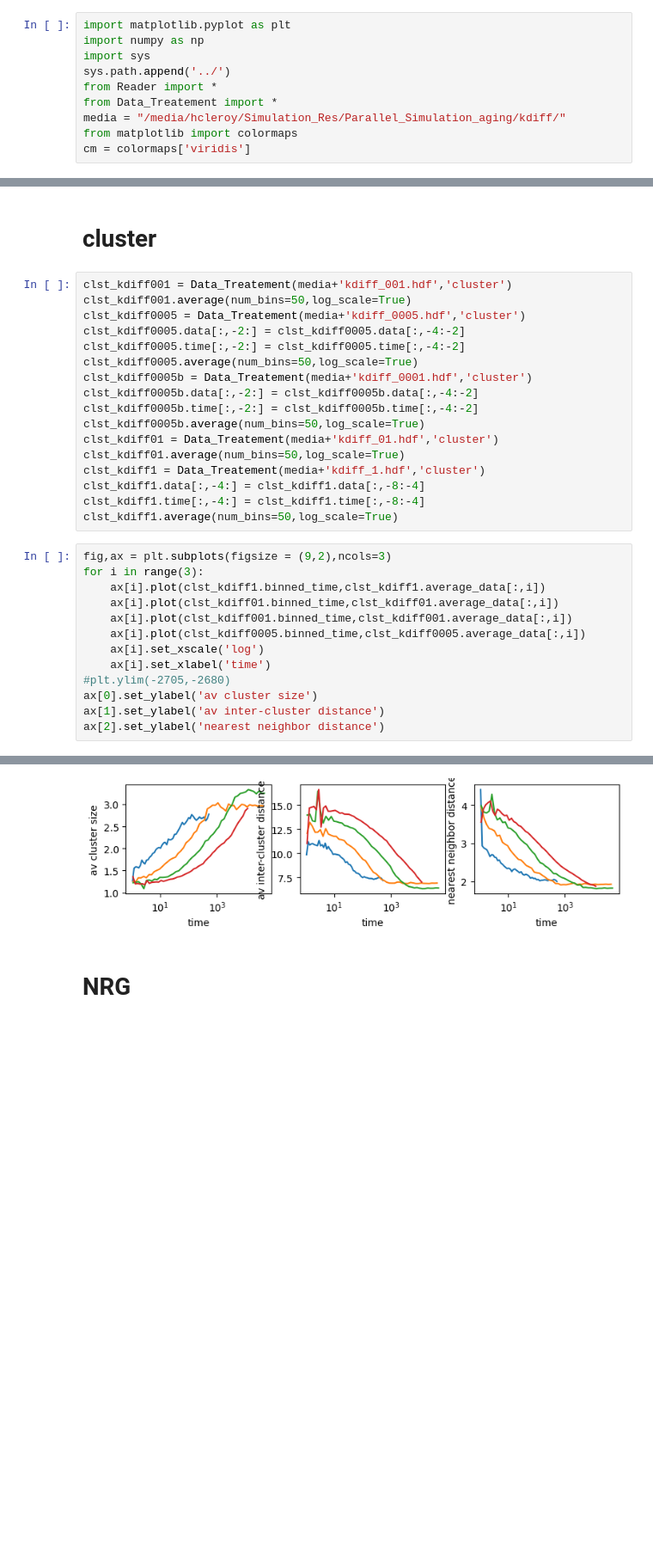
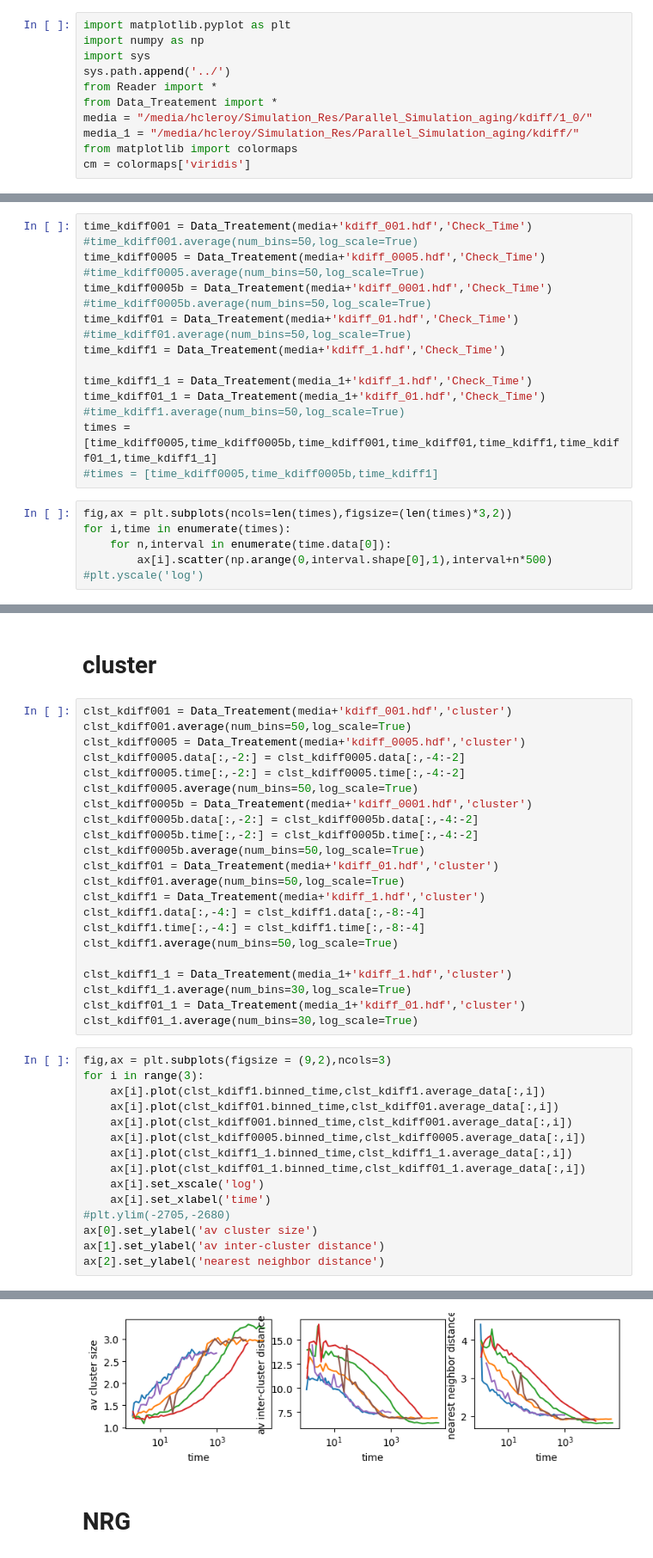
Before and after one commit to HugoLeRoy94/Parallel_gillespie, a Jupyter notebook: Analyze/Analyze_kdiff.ipynb, the cells around one changed output, grey strips where cells are left out. Shown: that part at 86% size. Drawn from its saved outputs; the diff is of its cells as text; blank space fills up the shorter version.

```diff
--- a/Analyze/Analyze_kdiff.ipynb
+++ b/Analyze/Analyze_kdiff.ipynb
@@ -5,6 +5,7 @@ import sys
 sys.path.append('../')
 from Reader import *
 from Data_Treatement import *
-media = "/media/hcleroy/Simulation_Res/Parallel_Simulation_aging/kdiff/"
+media = "/media/hcleroy/Simulation_Res/Parallel_Simulation_aging/kdiff/1_0/"
+media_1 = "/media/hcleroy/Simulation_Res/Parallel_Simulation_aging/kdiff/"
 from matplotlib import colormaps
 cm = colormaps['viridis']
@@ -19,0 +12,22 @@ KeyboardInterrupt:
+# %%
+time_kdiff001 = Data_Treatement(media+'kdiff_001.hdf','Check_Time')
+#time_kdiff001.average(num_bins=50,log_scale=True)
+time_kdiff0005 = Data_Treatement(media+'kdiff_0005.hdf','Check_Time')
+#time_kdiff0005.average(num_bins=50,log_scale=True)
+time_kdiff0005b = Data_Treatement(media+'kdiff_0001.hdf','Check_Time')
+#time_kdiff0005b.average(num_bins=50,log_scale=True)
+time_kdiff01 = Data_Treatement(media+'kdiff_01.hdf','Check_Time')
+#time_kdiff01.average(num_bins=50,log_scale=True)
+time_kdiff1 = Data_Treatement(media+'kdiff_1.hdf','Check_Time')
+
+time_kdiff1_1 = Data_Treatement(media_1+'kdiff_1.hdf','Check_Time')
+time_kdiff01_1 = Data_Treatement(media_1+'kdiff_01.hdf','Check_Time')
+#time_kdiff1.average(num_bins=50,log_scale=True)
+times = [time_kdiff0005,time_kdiff0005b,time_kdiff001,time_kdiff01,time_kdiff1,time_kdiff01_1,time_kdiff1_1]
+#times = [time_kdiff0005,time_kdiff0005b,time_kdiff1]
+# %%
+fig,ax = plt.subplots(ncols=len(times),figsize=(len(times)*3,2))
+for i,time in enumerate(times):
+    for n,interval in enumerate(time.data[0]):
+        ax[i].scatter(np.arange(0,interval.shape[0],1),interval+n*500)
+#plt.yscale('log')
@@ -57,22 +73,29 @@ clst_kdiff1 = Data_Treatement(media+'kdiff_1.hdf','cluster')
 clst_kdiff1.data[:,-4:] = clst_kdiff1.data[:,-8:-4]
 clst_kdiff1.time[:,-4:] = clst_kdiff1.time[:,-8:-4]
 clst_kdiff1.average(num_bins=50,log_scale=True)
+
+clst_kdiff1_1 = Data_Treatement(media_1+'kdiff_1.hdf','cluster')
+clst_kdiff1_1.average(num_bins=30,log_scale=True)
+clst_kdiff01_1 = Data_Treatement(media_1+'kdiff_01.hdf','cluster')
+clst_kdiff01_1.average(num_bins=30,log_scale=True)
 # %%
 fig,ax = plt.subplots(figsize = (9,2),ncols=3)
 for i in range(3):
     ax[i].plot(clst_kdiff1.binned_time,clst_kdiff1.average_data[:,i])
     ax[i].plot(clst_kdiff01.binned_time,clst_kdiff01.average_data[:,i])
     ax[i].plot(clst_kdiff001.binned_time,clst_kdiff001.average_data[:,i])
     ax[i].plot(clst_kdiff0005.binned_time,clst_kdiff0005.average_data[:,i])
+    ax[i].plot(clst_kdiff1_1.binned_time,clst_kdiff1_1.average_data[:,i])
+    ax[i].plot(clst_kdiff01_1.binned_time,clst_kdiff01_1.average_data[:,i])
     ax[i].set_xscale('log')
     ax[i].set_xlabel('time')
 #plt.ylim(-2705,-2680)
 ax[0].set_ylabel('av cluster size')
 ax[1].set_ylabel('av inter-cluster distance')
 ax[2].set_ylabel('nearest neighbor distance')
 # %% [output]
 Text(0, 0.5, 'nearest neighbor distance')
-[figure, old version]
+[figure, new version]
 # %% [markdown]
 # NRG
 # %%
```
Also changed, not shown: parts of 10 cells of this notebook, 4 other files.
